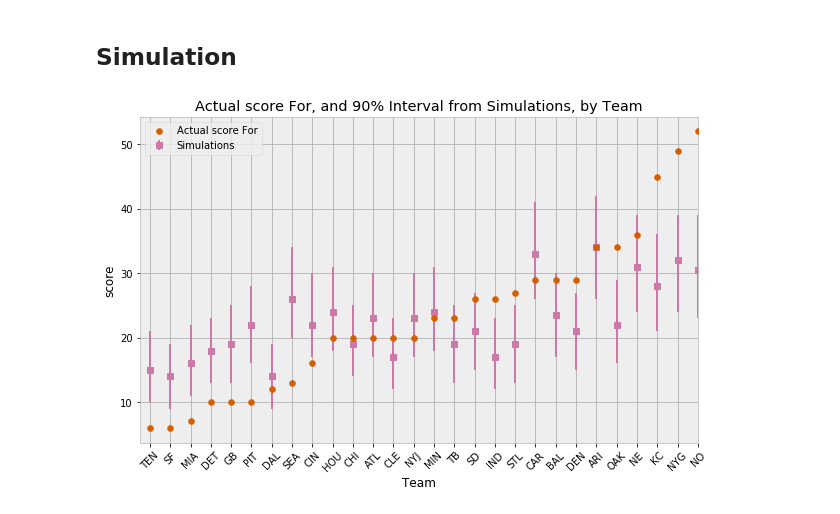
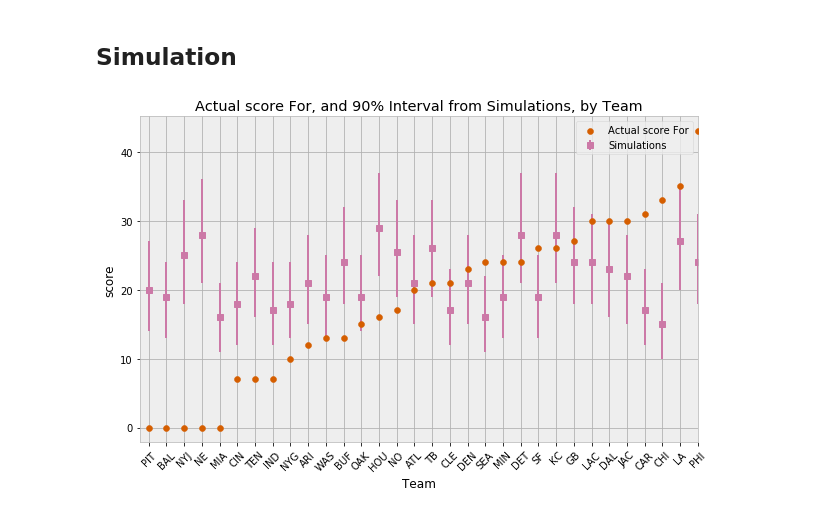
Before and after one commit to edgargalvan/ff, a Jupyter notebook: model/football.ipynb, the cells around one changed output. Cells and saved outputs as stored; diff of their text form; code cells hidden in the pictures.

Commit message:
backtest week 2017-14

```diff
--- a/model/football.ipynb
+++ b/model/football.ipynb
@@ -22,8 +22,12 @@ from IPython.core.debugger import Tracer
 ### nfldb
 Create data base with metrics for the 2015 regular season with nfldb
 # %%
-from nfldbim import nfldbim
-season_year = 2015
+from nfldbim import nfldbim, nfldbi
+season_year = 2017
 season_type = 'Regular'
-weeks = range(0, 18)
+weeks = range(0, 15)
 df, teams, num_teams = nfldbim(season_year, season_type, weeks)
+
+week = 14
+df_test = df[df['week']==week]
+df = df[df['week'] != week]
@@ -33,2 +33,0 @@ drop week 17 data to be used for cross validation
-# %%
-df_test = df[df['week']==17]
@@ -165,35 +172,34 @@ def create_team_season_table(season):
 ## Simulation
 # %%
 # conduct simulation
-df_test = df[df['week']==8]
 num_simulations = 1000
 simuls = simulate_team_seasons(df_test, num_simulations)
 simuls.set_index('team', inplace=True)
 df_observed = create_team_season_table(df_test)
 g = simuls.groupby('team')
 season_hdis = pd.DataFrame({'metric_lower': g[metric].quantile(.1),
                             'metric_median': g[metric].median(),
                             'metric_upper': g[metric].quantile(.9)
 })
 season_hdis = pd.merge(season_hdis, df_observed, left_index=True, right_on='team')
 season_hdis['relative_upper'] = season_hdis.metric_upper - season_hdis.metric_median
 season_hdis['relative_lower'] = season_hdis.metric_median - season_hdis.metric_lower
 season_hdis = season_hdis.sort_index(by=metric)
 season_hdis = season_hdis.reset_index()
 season_hdis['x'] = season_hdis.index + .5
 
 fig, axs = plt.subplots(figsize=(10,6))
 axs.scatter(season_hdis.x, season_hdis[metric], c=sns.palettes.color_palette()[4], zorder = 10, label='Actual '+metric+' For')
 axs.errorbar(season_hdis.x, season_hdis.metric_median,
                 yerr=(season_hdis[['relative_lower', 'relative_upper']].values).T,
                 fmt='s', c=sns.palettes.color_palette()[5], label='Simulations')
 axs.set_title('Actual '+metric+' For, and 90% Interval from Simulations, by Team')
 axs.set_xlabel('Team')
 axs.set_ylabel(metric)
 axs.set_xlim(0, 20)
 axs.legend()
 _= axs.set_xticks(season_hdis.index + .5)
 _= axs.set_xticklabels(season_hdis['team'].values, rotation=45)
 # %% [output]
-[figure, old version]
+[figure, new version]
 # %%
```
Also changed, not shown: parts of 16 cells of this notebook.
